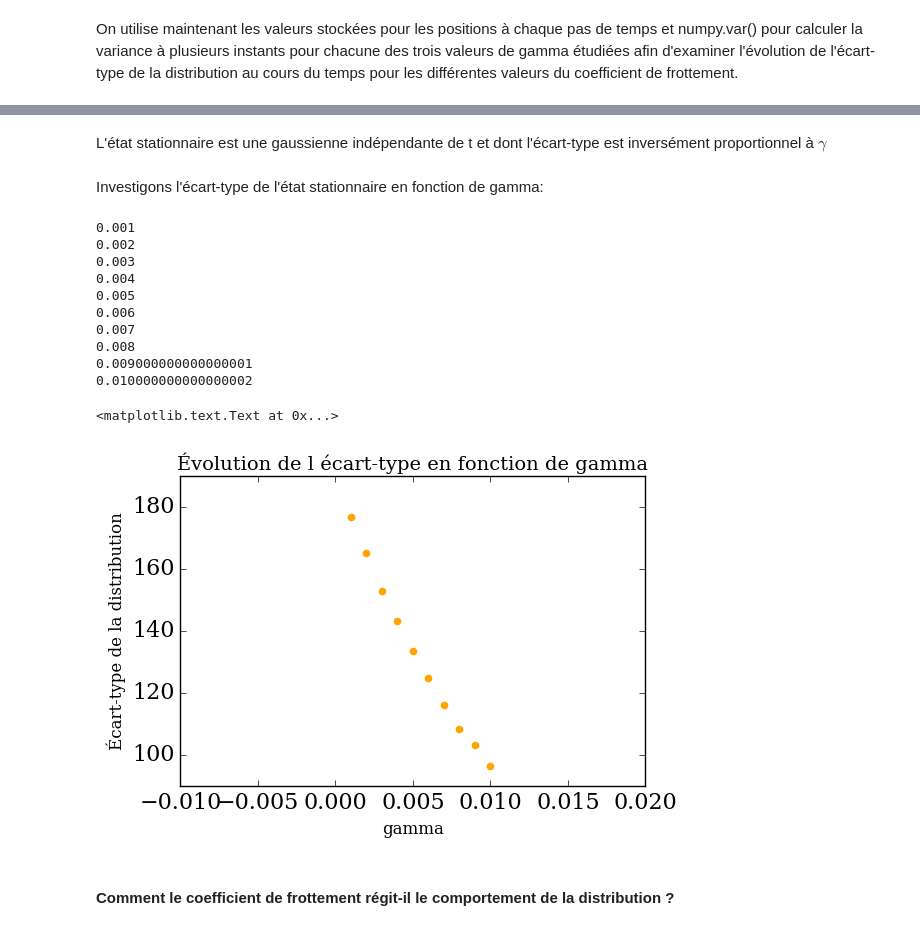
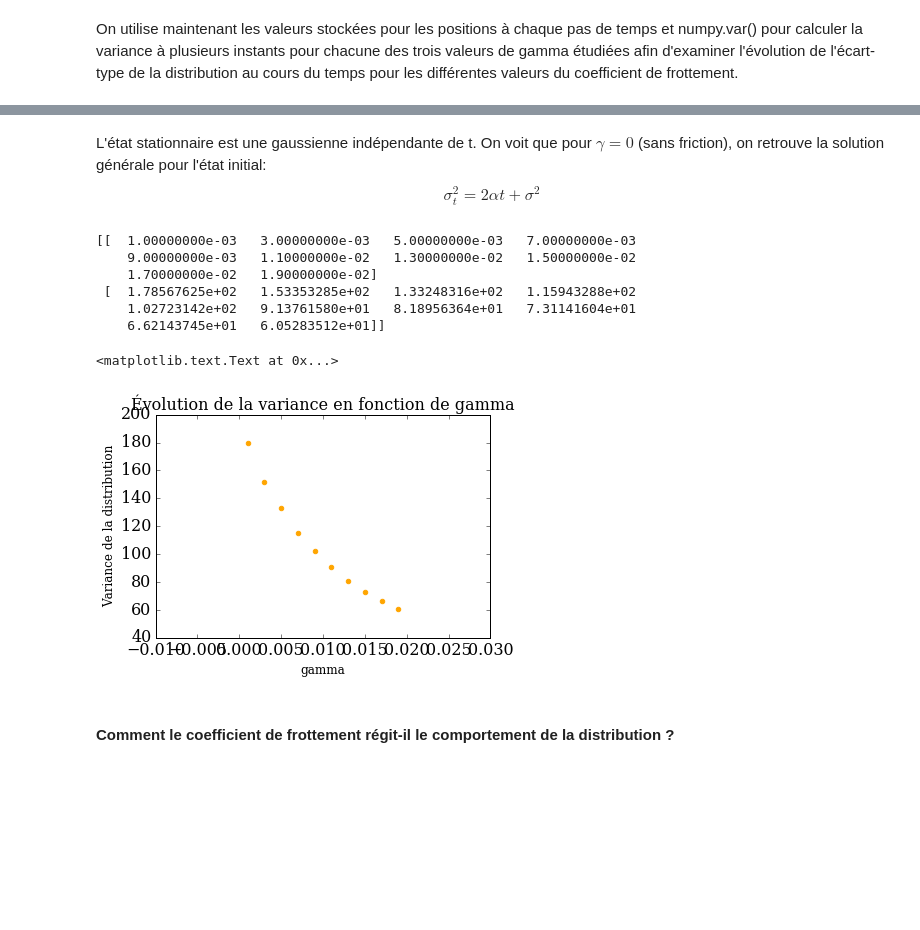
Before and after one commit to be-rays/Module6_MonteCarlo, a Jupyter notebook: Monte-Carlo.ipynb, the cells around one changed output, grey strips where cells are left out. Drawn from its saved outputs; the diff is of its cells as text; code cells hidden in the pictures; blank space fills up the shorter version.

```diff
--- a/Monte-Carlo.ipynb
+++ b/Monte-Carlo.ipynb
@@ -481,7 +507,5 @@ pyplot.legend(loc='upper left',fontsize=11)
-# %% [markdown]
-L'état stationnaire est une gaussienne indépendante de t et dont l'écart-type est inversément proportionnel à $\gamma$
-# %% [markdown]
-Investigons l'écart-type de l'état stationnaire en fonction de gamma:
+# %% [markdown]
+L'état stationnaire est une gaussienne indépendante de t. On voit que pour $\gamma=0$ (sans friction), on retrouve la solution générale pour l'état initial: $$\sigma_{t}^2 = 2\alpha t + \sigma^2$$
 # %%
 def var_steady_state(T):
     nt=500
@@ -489,7 +513,6 @@ def var_steady_state(T):
     gamma=0.001
     variance=numpy.zeros((2,10))
     for j in range (10):
-        print(gamma)
         f=-gamma
         t = numpy.arange(0,T+dt,dt)
         x = numpy.empty([nt+1,npart])
@@ -503,30 +526,27 @@ def var_steady_state(T):
         x=list(x)
         variance[0,j]=gamma
         variance[1,j]=numpy.var(x[200])
-        gamma=gamma+0.001
+        gamma=gamma+0.002
+    print(variance)
     return variance
 # %%
 variance=numpy.zeros((2,10))
 variance=var_steady_state(200)
 # %% [output]
-0.001
-0.002
-0.003
-0.004
-0.005
-0.006
-0.007
-0.008
-0.009000000000000001
-0.010000000000000002
+[[  1.00000000e-03   3.00000000e-03   5.00000000e-03   7.00000000e-03
+    9.00000000e-03   1.10000000e-02   1.30000000e-02   1.50000000e-02
+    1.70000000e-02   1.90000000e-02]
+ [  1.78567625e+02   1.53353285e+02   1.33248316e+02   1.15943288e+02
+    1.02723142e+02   9.13761580e+01   8.18956364e+01   7.31141604e+01
+    6.62143745e+01   6.05283512e+01]]
 # %%
-pyplot.title('Évolution de l écart-type en fonction de gamma', fontsize=14)
+pyplot.title('Évolution de la variance en fonction de gamma', fontsize=16)
 pyplot.scatter(variance[0],variance[1],color='orange')
 pyplot.xlabel('gamma',fontsize=12)
-pyplot.ylabel('Écart-type de la distribution',fontsize=12)
+pyplot.ylabel('Variance de la distribution',fontsize=12)
 # %% [output]
 <matplotlib.text.Text at 0x...>
-[figure, old version]
+[figure, new version]
 # %% [markdown]
 #### Comment le coefficient de frottement régit-il le comportement de la distribution ?
 # %% [markdown]
```
Also changed, not shown: parts of 41 cells of this notebook.
